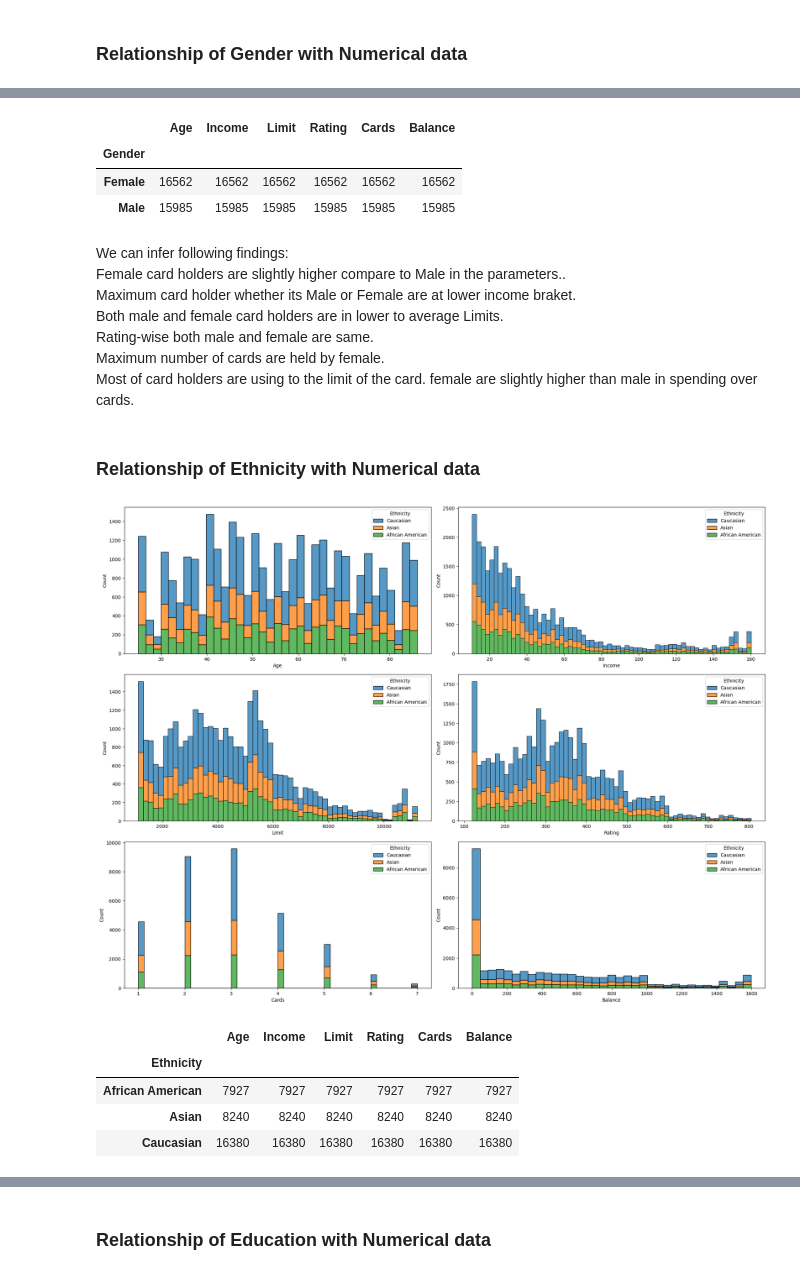
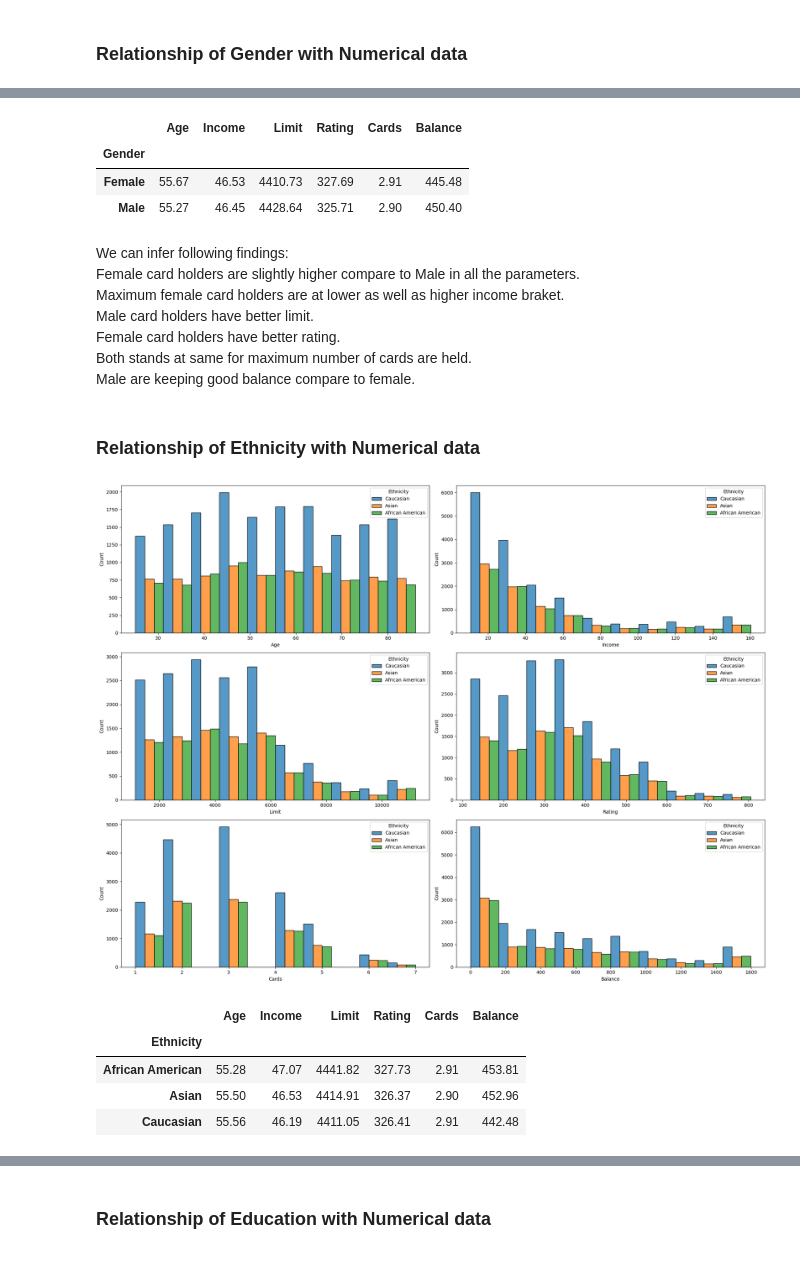
Before and after one commit to nayankm/Capstone, a Jupyter notebook: TwoDotSeven-EDA.ipynb, the cells around one changed output, grey strips where cells are left out. Drawn from its saved outputs; the diff is of its cells as text; code cells hidden in the pictures.

```diff
--- a/TwoDotSeven-EDA.ipynb
+++ b/TwoDotSeven-EDA.ipynb
@@ -120,20 +120,3 @@ plt.show()
 # %% [markdown]
 We can infer following findings:
 <br>Credit rating and income are both positively correlated with card limit, meaning that customers with higher rating and incomes tend to have higher card limits.
-# %%
-# Create a target variable
-data["defaulted"] = (data["Balance"] > data["Limit"])
-
-#Split the data into a training set and a test set
-X_train, X_test, y_train, y_test = train_test_split(data, data["defaulted"], test_size=0.25)
-
-#Create a logistic regression model
-model = linear_model.LogisticRegression()
-
-# Train the model
-model.fit(X_train, y_train)
-
-# Evaluate the model
-score = model.score(X_test, y_test)
-
-print(score)
@@ -184,18 +165,18 @@ fig.tight_layout()
 # %%
-data.groupby(['Gender'])[num_data].count()
+round(data.groupby(['Gender'])[num_data].mean(),2)
 # %% [output]
 |  | Age | Income | Limit | Rating | Cards | Balance |
 | Gender |  |  |  |  |  |  |
-| Female | 16562 | 16562 | 16562 | 16562 | 16562 | 16562 |
-| Male | 15985 | 15985 | 15985 | 15985 | 15985 | 15985 |
+| Female | 55.67 | 46.53 | 4410.73 | 327.69 | 2.91 | 445.48 |
+| Male | 55.27 | 46.45 | 4428.64 | 325.71 | 2.90 | 450.40 |
 # %% [markdown]
 We can infer following findings:
-<br>Female card holders are slightly higher compare to Male in the parameters..
-<br>Maximum card holder whether its Male or Female are at lower income braket.
-<br>Both male and female card holders are in lower to average Limits.
-<br>Rating-wise both male and female are same.
-<br>Maximum number of cards are held by female.
-<br>Most of card holders are using to the limit of the card. female are slightly higher than male in spending over cards.
+<br>Female card holders are slightly higher compare to Male in all the parameters.
+<br>Maximum female card holders are at lower as well as higher income braket.
+<br>Male card holders have better limit.
+<br>Female card holders have better rating.
+<br>Both stands at same for maximum number of cards are held.
+<br>Male are keeping good balance compare to female.
 # %% [markdown]
 ### Relationship of Ethnicity with Numerical data
 # %%
@@ -203,18 +184,18 @@ fig, ax = plt.subplots(nrows = 3, ncols = 2, figsize = (20,15))
 ax = ax.flatten()
 
 for i, var in enumerate(num_data):
-    sns.histplot(x=var, data = data, ax = ax[i], hue='Ethnicity',multiple='stack')
+    sns.histplot(x=var, data = data, ax = ax[i], bins=10, hue='Ethnicity',multiple='dodge')
 
 fig.tight_layout()
 # %% [output]
-[figure, old version]
+[figure, new version]
 # %%
-data.groupby(['Ethnicity'])[num_data].count()
+round(data.groupby(['Ethnicity'])[num_data].mean(),2)
 # %% [output]
 |  | Age | Income | Limit | Rating | Cards | Balance |
 | Ethnicity |  |  |  |  |  |  |
-| African American | 7927 | 7927 | 7927 | 7927 | 7927 | 7927 |
-| Asian | 8240 | 8240 | 8240 | 8240 | 8240 | 8240 |
-| Caucasian | 16380 | 16380 | 16380 | 16380 | 16380 | 16380 |
+| African American | 55.28 | 47.07 | 4441.82 | 327.73 | 2.91 | 453.81 |
+| Asian | 55.50 | 46.53 | 4414.91 | 326.37 | 2.90 | 452.96 |
+| Caucasian | 55.56 | 46.19 | 4411.05 | 326.41 | 2.91 | 442.48 |
 # %% [markdown]
 We can infer following findings:
```
Also changed, not shown: parts of 29 cells of this notebook.
